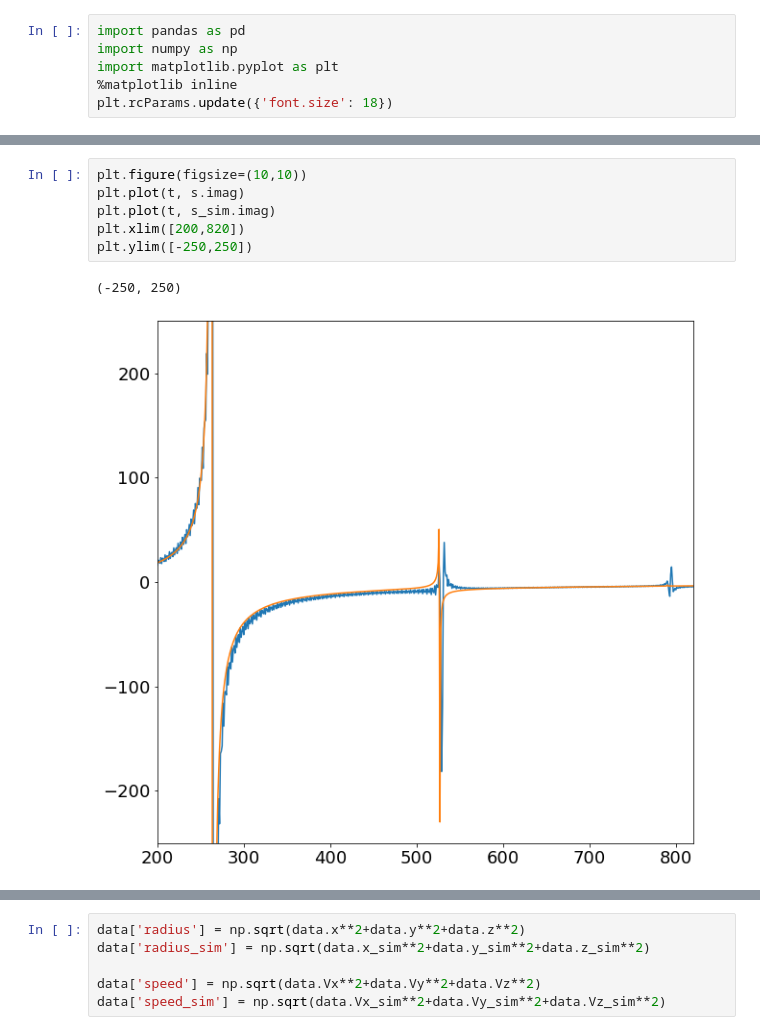
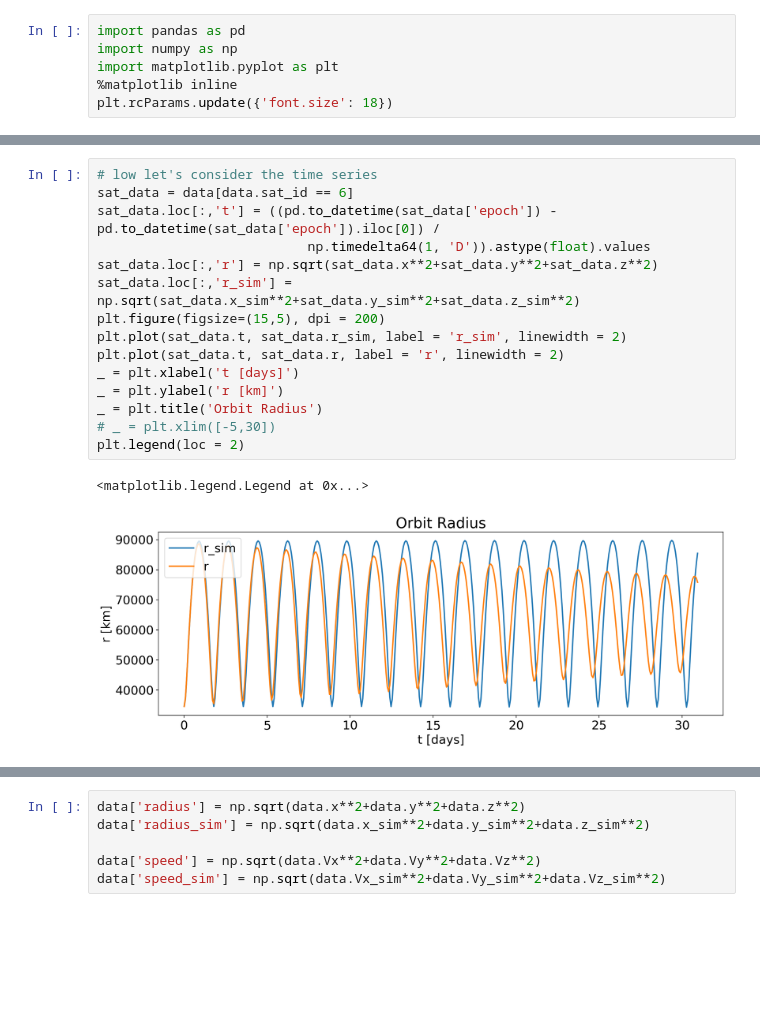
Before and after one commit to Mixanik-43/IDAO-2020, a Jupyter notebook: EDA_Tanya.ipynb, the cells around one changed output, grey strips where cells are left out. Drawn from its saved outputs; the diff is of its cells as text; blank space fills up the shorter version.

```diff
--- a/EDA_Tanya.ipynb
+++ b/EDA_Tanya.ipynb
@@ -241,9 +54,18 @@ plt.ylim([-250,250])
-# %%
-plt.figure(figsize=(10,10))
-plt.plot(t, s.imag)
-plt.plot(t, s_sim.imag)
-plt.xlim([200,820])
-plt.ylim([-250,250])
-# %% [output]
-(-250, 250)
-[figure, removed]
+# %%
+# low let's consider the time series
+sat_data = data[data.sat_id == 6]
+sat_data.loc[:,'t'] = ((pd.to_datetime(sat_data['epoch']) - pd.to_datetime(sat_data['epoch']).iloc[0]) /
+                           np.timedelta64(1, 'D')).astype(float).values
+sat_data.loc[:,'r'] = np.sqrt(sat_data.x**2+sat_data.y**2+sat_data.z**2)
+sat_data.loc[:,'r_sim'] = np.sqrt(sat_data.x_sim**2+sat_data.y_sim**2+sat_data.z_sim**2)
+plt.figure(figsize=(15,5), dpi = 200)
+plt.plot(sat_data.t, sat_data.r_sim, label = 'r_sim', linewidth = 2)
+plt.plot(sat_data.t, sat_data.r, label = 'r', linewidth = 2)
+_ = plt.xlabel('t [days]')
+_ = plt.ylabel('r [km]')
+_ = plt.title('Orbit Radius')
+# _ = plt.xlim([-5,30])
+plt.legend(loc = 2)
+# %% [output]
+<matplotlib.legend.Legend at 0x...>
+[figure, added]
```
Also changed, not shown: parts of 33 cells of this notebook.
